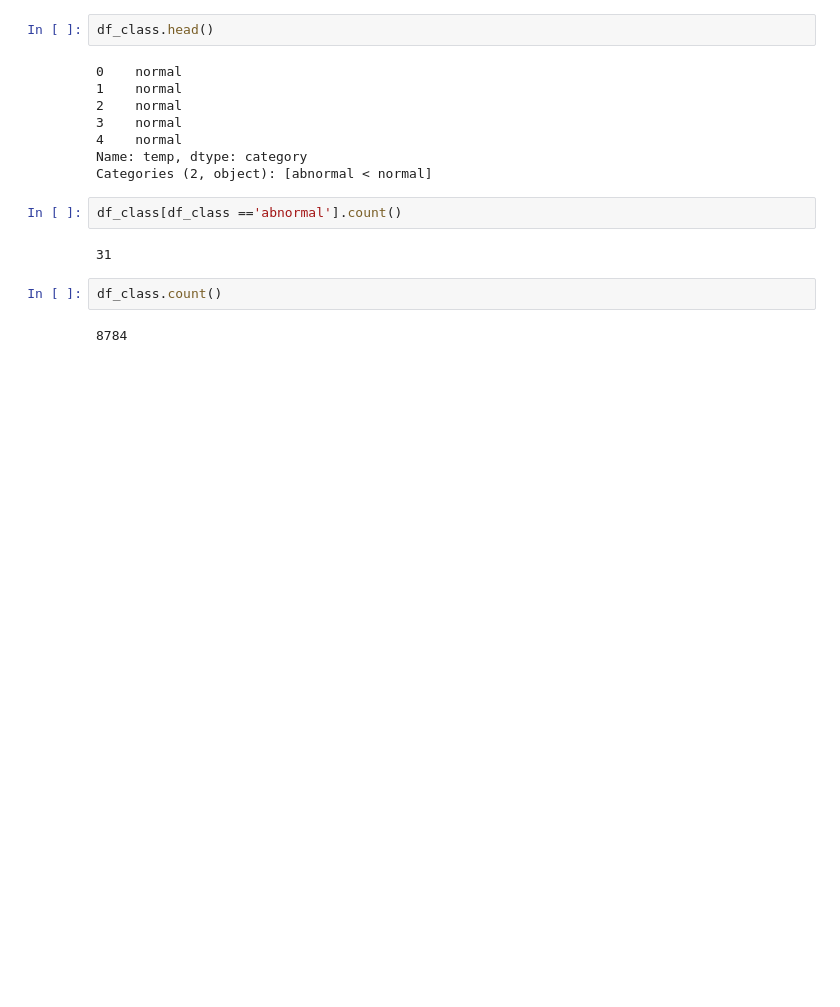
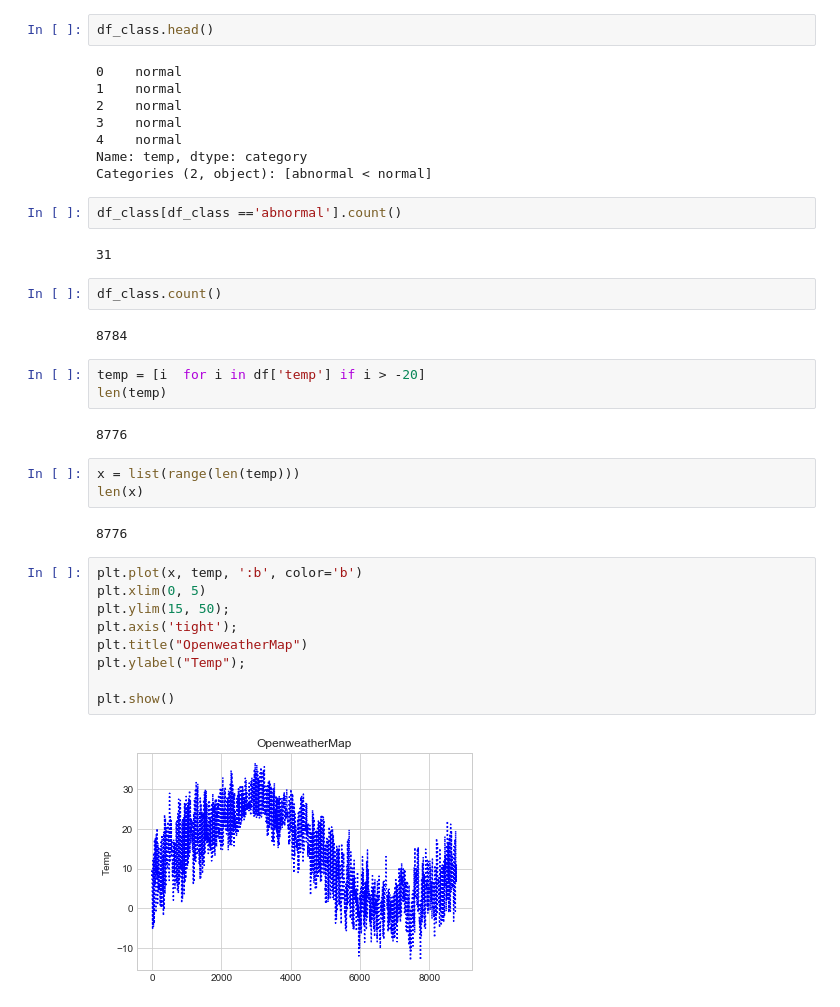
Before and after one commit to iceman67/Public_OpenAPI, a Jupyter notebook: Pandas CSV Read.ipynb, the cells around one changed output. Drawn from its saved outputs; the diff is of its cells as text; blank space fills up the shorter version.

```diff
--- a/Pandas CSV Read.ipynb
+++ b/Pandas CSV Read.ipynb
@@ -112,3 +112,24 @@ df_class[df_class =='abnormal'].count()
 df_class.count()
 # %% [output]
 8784
+# %%
+temp = [i  for i in df['temp'] if i > -20]
+len(temp)
+# %% [output]
+8776
+# %%
+x = list(range(len(temp)))
+len(x)
+# %% [output]
+8776
+# %%
+plt.plot(x, temp, ':b', color='b')
+plt.xlim(0, 5)
+plt.ylim(15, 50);
+plt.axis('tight');
+plt.title("OpenweatherMap")
+plt.ylabel("Temp");
+
+plt.show()
+# %% [output]
+[figure, added]
```
